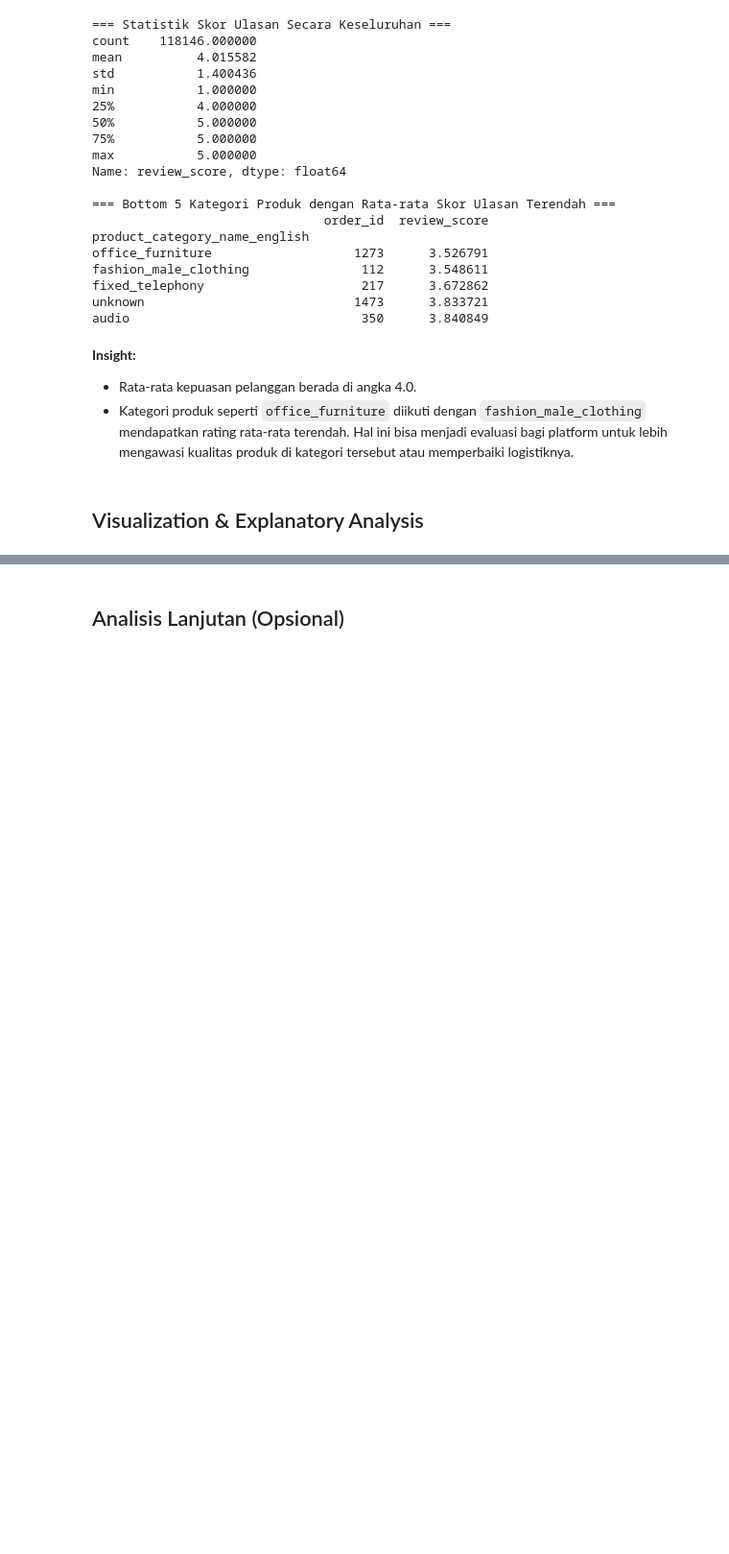
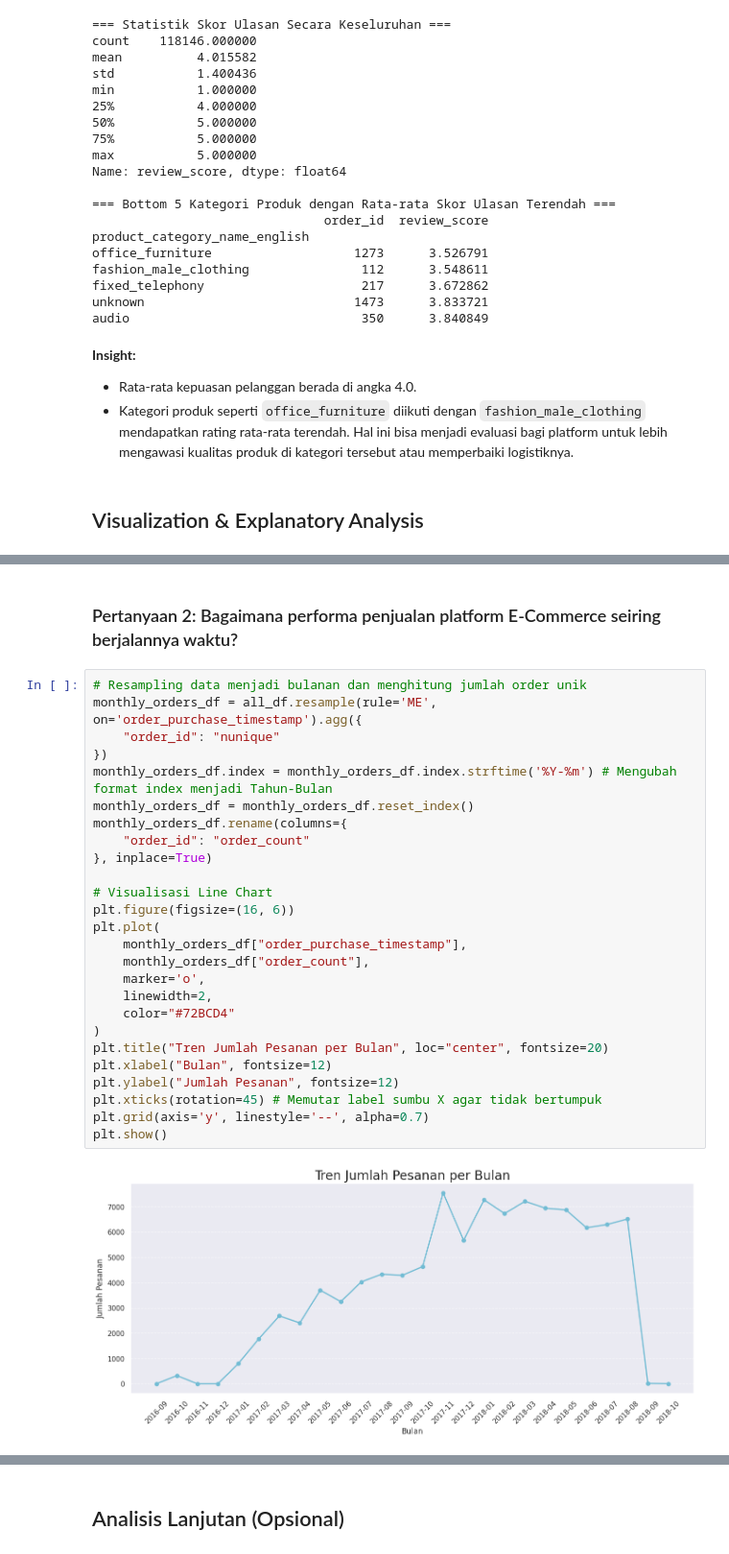
Before and after one commit to mpnabil95/Data_Analyst_Project-_E-Commerce_Public_Dataset, a Jupyter notebook: Data_Analyst_Project_E_Commerce_Public_Dataset.ipynb, the cells around one changed output, grey strips where cells are left out. Shown at 96% size. Saved outputs shown, nothing was run; the diff lists cells and outputs as text; blank space fills up the shorter version.

```diff
--- a/Data_Analyst_Project_E_Commerce_Public_Dataset.ipynb
+++ b/Data_Analyst_Project_E_Commerce_Public_Dataset.ipynb
@@ -1117,0 +1008,30 @@ audio                               350      3.840849
+# %% [markdown]
+### Pertanyaan 2: Bagaimana performa penjualan platform E-Commerce seiring berjalannya waktu?
+# %%
+# Resampling data menjadi bulanan dan menghitung jumlah order unik
+monthly_orders_df = all_df.resample(rule='ME', on='order_purchase_timestamp').agg({
+    "order_id": "nunique"
+})
+monthly_orders_df.index = monthly_orders_df.index.strftime('%Y-%m') # Mengubah format index menjadi Tahun-Bulan
+monthly_orders_df = monthly_orders_df.reset_index()
+monthly_orders_df.rename(columns={
+    "order_id": "order_count"
+}, inplace=True)
+
+# Visualisasi Line Chart
+plt.figure(figsize=(16, 6))
+plt.plot(
+    monthly_orders_df["order_purchase_timestamp"],
+    monthly_orders_df["order_count"],
+    marker='o',
+    linewidth=2,
+    color="#72BCD4"
+)
+plt.title("Tren Jumlah Pesanan per Bulan", loc="center", fontsize=20)
+plt.xlabel("Bulan", fontsize=12)
+plt.ylabel("Jumlah Pesanan", fontsize=12)
+plt.xticks(rotation=45) # Memutar label sumbu X agar tidak bertumpuk
+plt.grid(axis='y', linestyle='--', alpha=0.7)
+plt.show()
+# %% [output]
+[figure, added]
```
Also changed, not shown: parts of 45 cells of this notebook.
